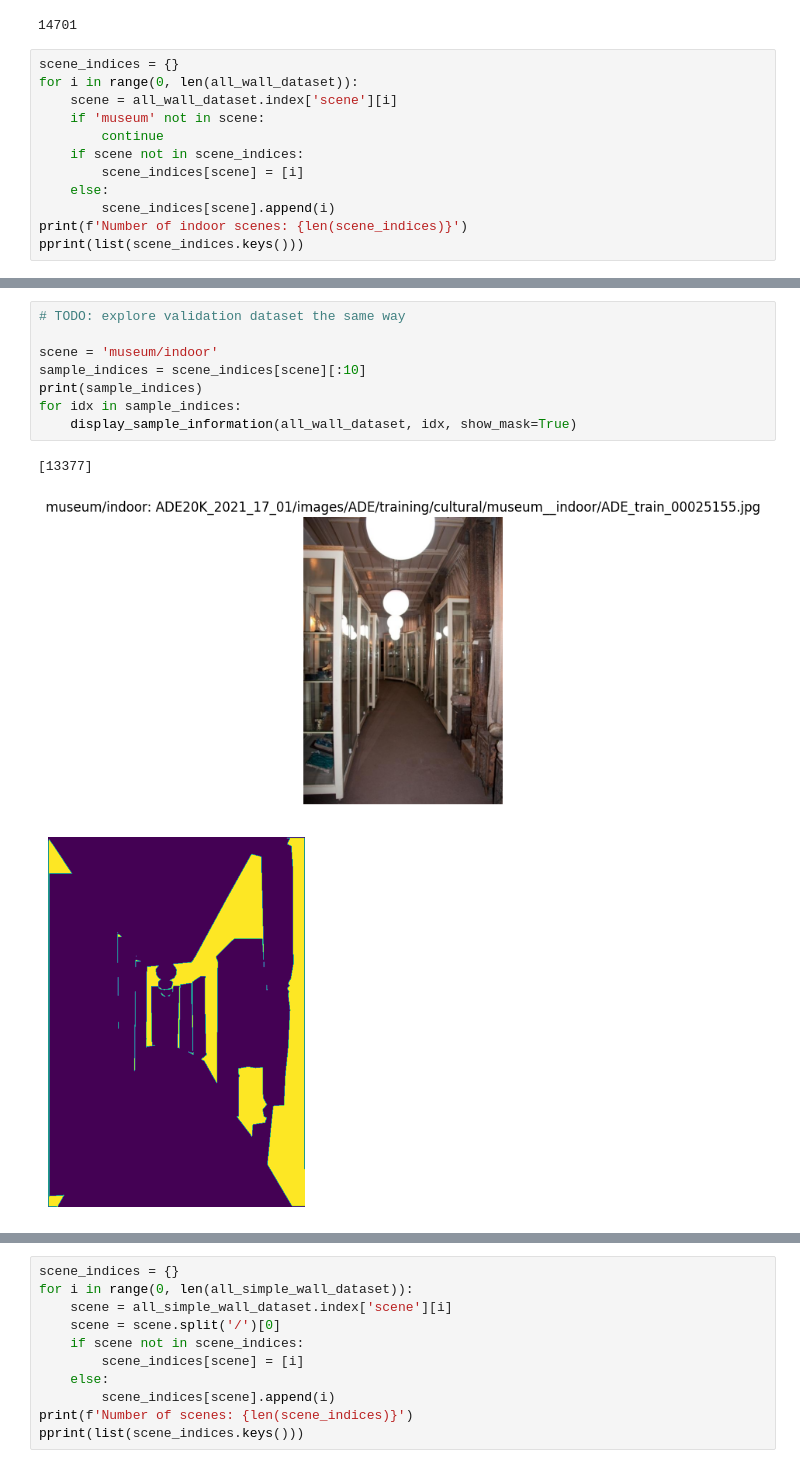
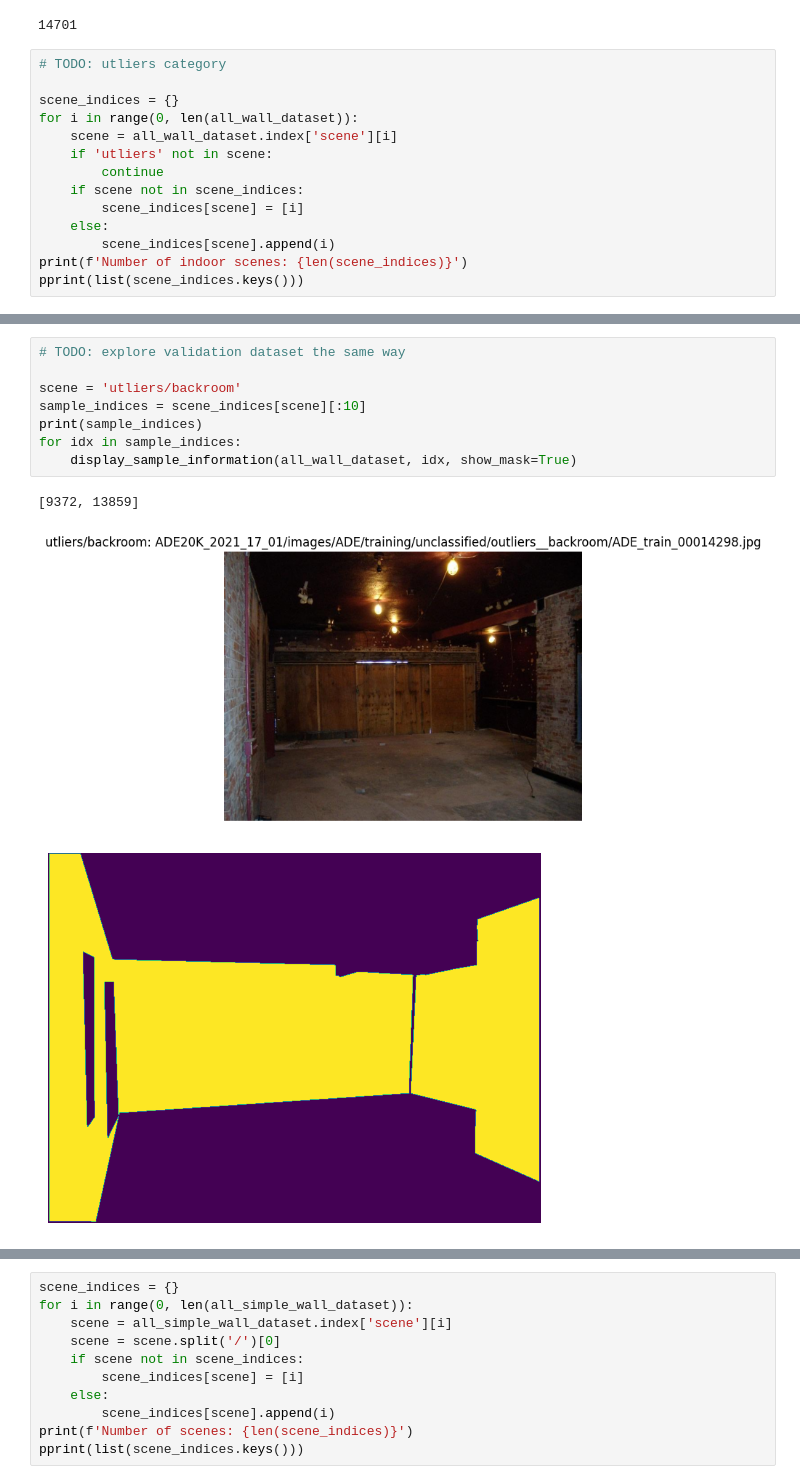
Before and after one commit to Rikharthu/bath_wall_segmentation_model, a Jupyter notebook: notebooks/data_exploration.ipynb, the cells around one changed output, grey strips where cells are left out. Cells and saved outputs as stored; diff of their text form.

Commit message:
Filtered scenes

```diff
--- a/notebooks/data_exploration.ipynb
+++ b/notebooks/data_exploration.ipynb
@@ -69,10 +69,12 @@ len(all_wall_dataset)
 # %% [output]
 14701
 # %%
+# TODO: utliers category
+
 scene_indices = {}
 for i in range(0, len(all_wall_dataset)):
     scene = all_wall_dataset.index['scene'][i]
-    if 'museum' not in scene:
+    if 'utliers' not in scene:
         continue
     if scene not in scene_indices:
         scene_indices[scene] = [i]
@@ -94,12 +103,12 @@ Number of indoor scenes: 9
 # %%
 # TODO: explore validation dataset the same way
 
-scene = 'museum/indoor'
+scene = 'utliers/backroom'
 sample_indices = scene_indices[scene][:10]
 print(sample_indices)
 for idx in sample_indices:
     display_sample_information(all_wall_dataset, idx, show_mask=True)
 # %% [output]
-[13377]
+[9372, 13859]
-[figure, old version]
+[figure, new version]
-[figure, old version]
+[figure, new version]
```
Also changed, not shown: parts of 3 cells of this notebook, 6 other files.
